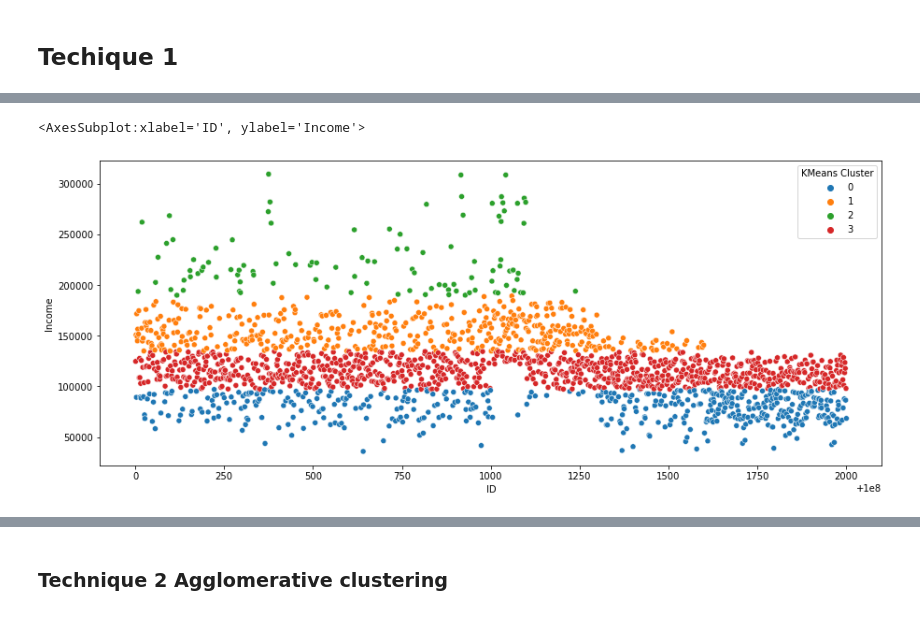
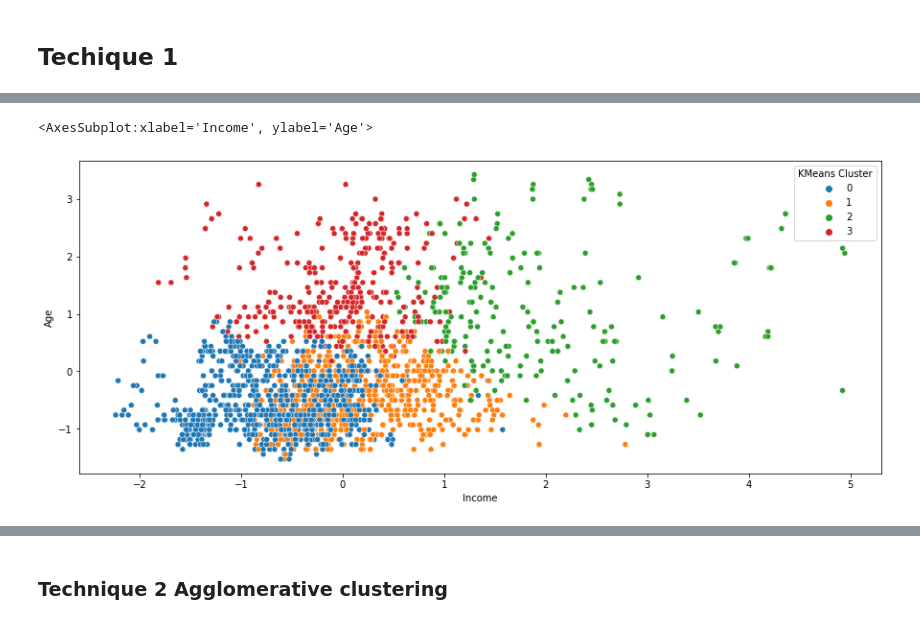
Before and after one commit to SamCairns/BUSA3020, a Jupyter notebook: Assignment3 (1)/Assignment3-S1-2023.ipynb, the cells around one changed output, grey strips where cells are left out. Cells and saved outputs as stored; diff of their text form; code cells hidden in the pictures.

Commit message:
figured some stuff put

```diff
--- a/Assignment3 (1)/Assignment3-S1-2023.ipynb
+++ b/Assignment3 (1)/Assignment3-S1-2023.ipynb
@@ -131,3 +133,8 @@ ax.set_xticklabels(labels)
+# %%
+train['Income'] = (train['Income']-train['Income'].mean())/(train['Income'].std())
+train['Age'] = (train['Age']-train['Age'].mean())/(train['Age'].std())
+
+train.drop(columns=['ID'], inplace=True)
 # %% [markdown]
 ## Elbowing for k
 # %%
@@ -184,6 +215,6 @@ Clusters:
 # %%
 plt.figure(figsize= (15,6))
-sns.scatterplot(data=train, x=train['ID'], y = train['Income'], legend = True, hue = 'KMeans Cluster', palette= 'tab10')
+sns.scatterplot(data=train, x=train['Income'], y = train['Age'], legend = True, hue = 'KMeans Cluster', palette= 'tab10')
 # %% [output]
-<AxesSubplot:xlabel='ID', ylabel='Income'>
+<AxesSubplot:xlabel='Income', ylabel='Age'>
-[figure, old version]
+[figure, new version]
```
Also changed, not shown: parts of 15 cells of this notebook.
